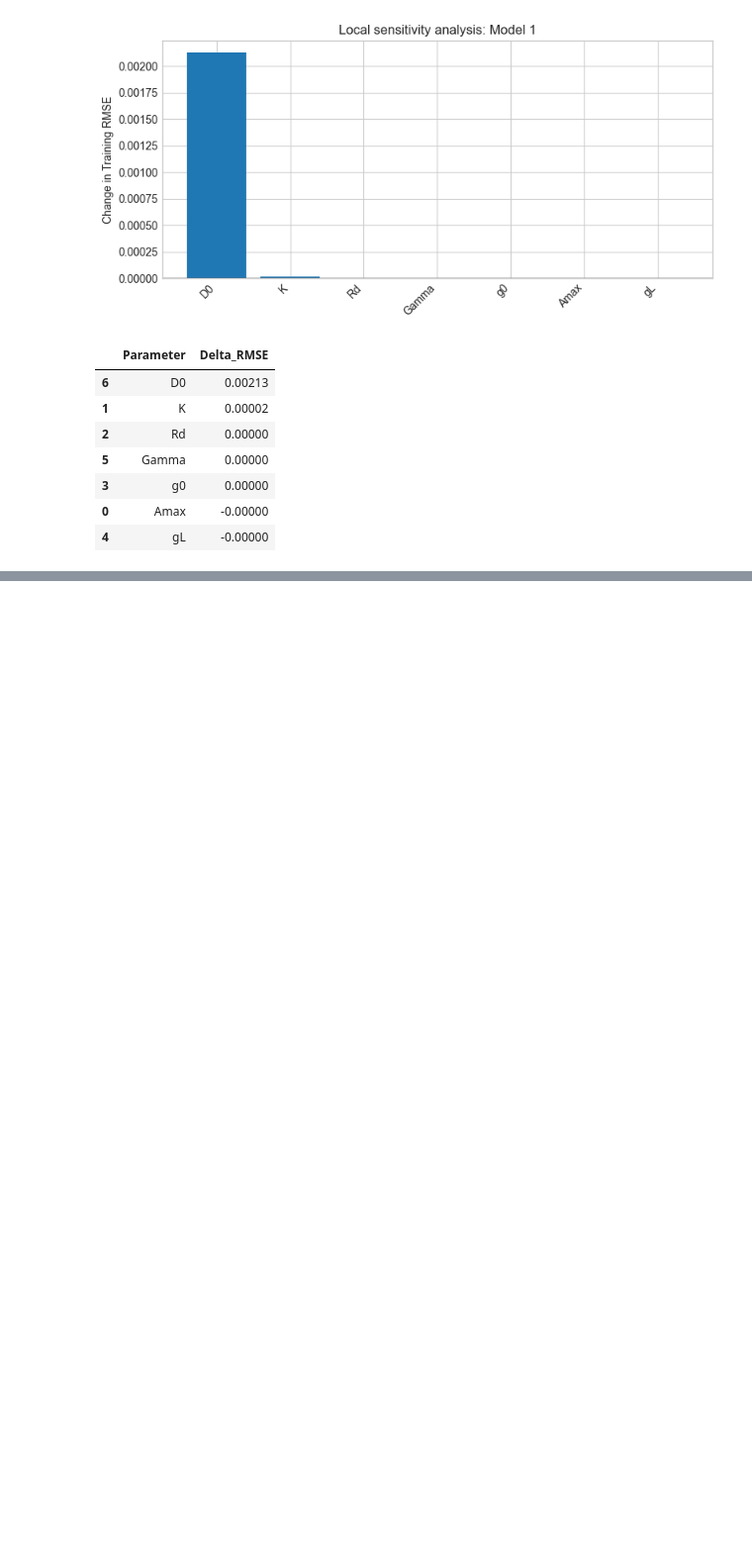
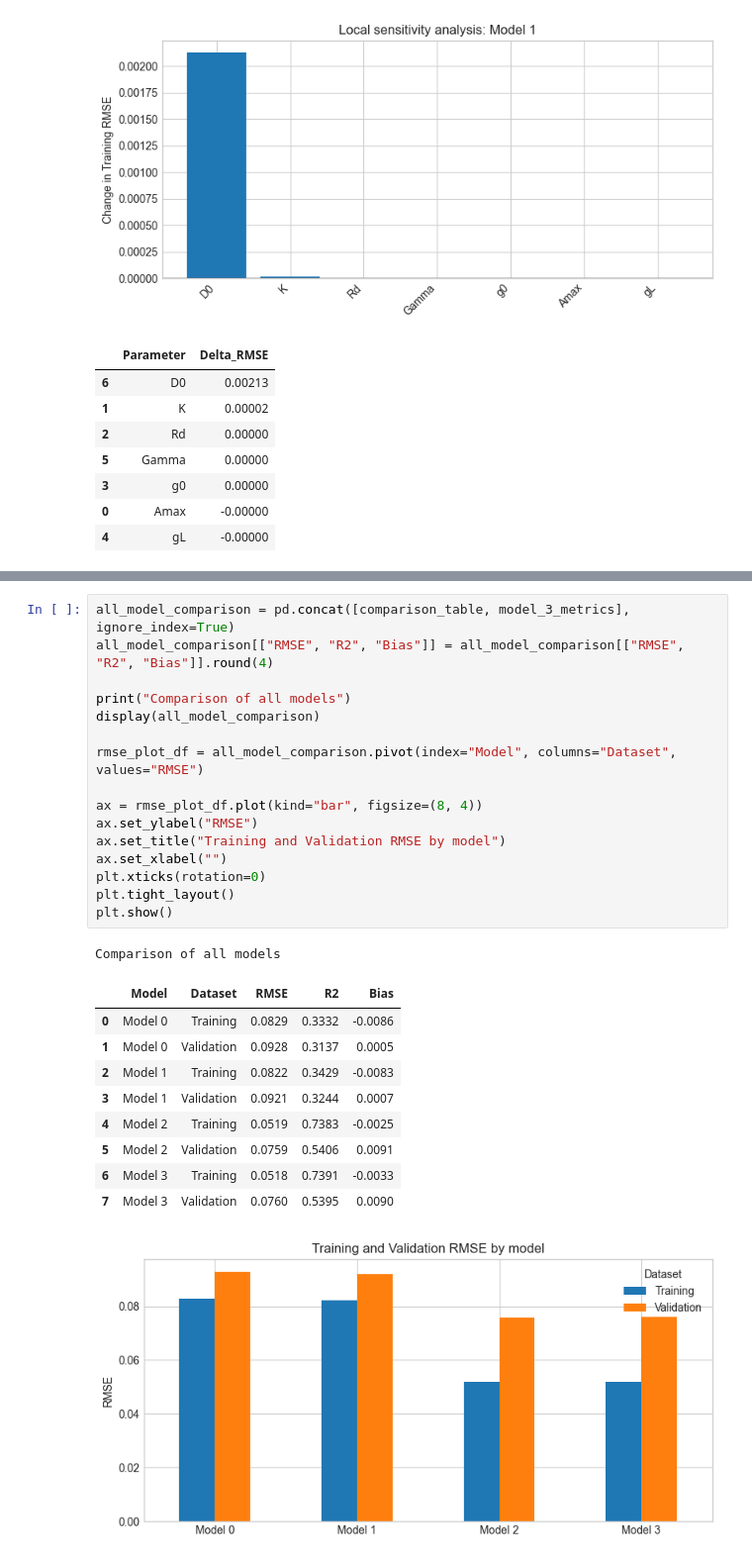
Before and after one commit to benbenbeatit912002/HPP32806-assignment-1, a Jupyter notebook: Load_data.ipynb, the cells around one changed output, grey strips where cells are left out. Shown at 99% size. Drawn from its saved outputs; the diff is of its cells as text; blank space fills up the shorter version.

```diff
--- a/Load_data.ipynb
+++ b/Load_data.ipynb
@@ -738,0 +889,28 @@ Damour, G., Simonneau, T., Cochard, H., & Urban, L. (2010). An overview of model
+# %%
+all_model_comparison = pd.concat([comparison_table, model_3_metrics], ignore_index=True)
+all_model_comparison[["RMSE", "R2", "Bias"]] = all_model_comparison[["RMSE", "R2", "Bias"]].round(4)
+
+print("Comparison of all models")
+display(all_model_comparison)
+
+rmse_plot_df = all_model_comparison.pivot(index="Model", columns="Dataset", values="RMSE")
+
+ax = rmse_plot_df.plot(kind="bar", figsize=(8, 4))
+ax.set_ylabel("RMSE")
+ax.set_title("Training and Validation RMSE by model")
+ax.set_xlabel("")
+plt.xticks(rotation=0)
+plt.tight_layout()
+plt.show()
+# %% [output]
+Comparison of all models
+|  | Model | Dataset | RMSE | R2 | Bias |
+| 0 | Model 0 | Training | 0.0829 | 0.3332 | -0.0086 |
+| 1 | Model 0 | Validation | 0.0928 | 0.3137 | 0.0005 |
+| 2 | Model 1 | Training | 0.0822 | 0.3429 | -0.0083 |
+| 3 | Model 1 | Validation | 0.0921 | 0.3244 | 0.0007 |
+| 4 | Model 2 | Training | 0.0519 | 0.7383 | -0.0025 |
+| 5 | Model 2 | Validation | 0.0759 | 0.5406 | 0.0091 |
+| 6 | Model 3 | Training | 0.0518 | 0.7391 | -0.0033 |
+| 7 | Model 3 | Validation | 0.0760 | 0.5395 | 0.0090 |
+[figure, added]
```
Also changed, not shown: parts of 11 cells of this notebook.
